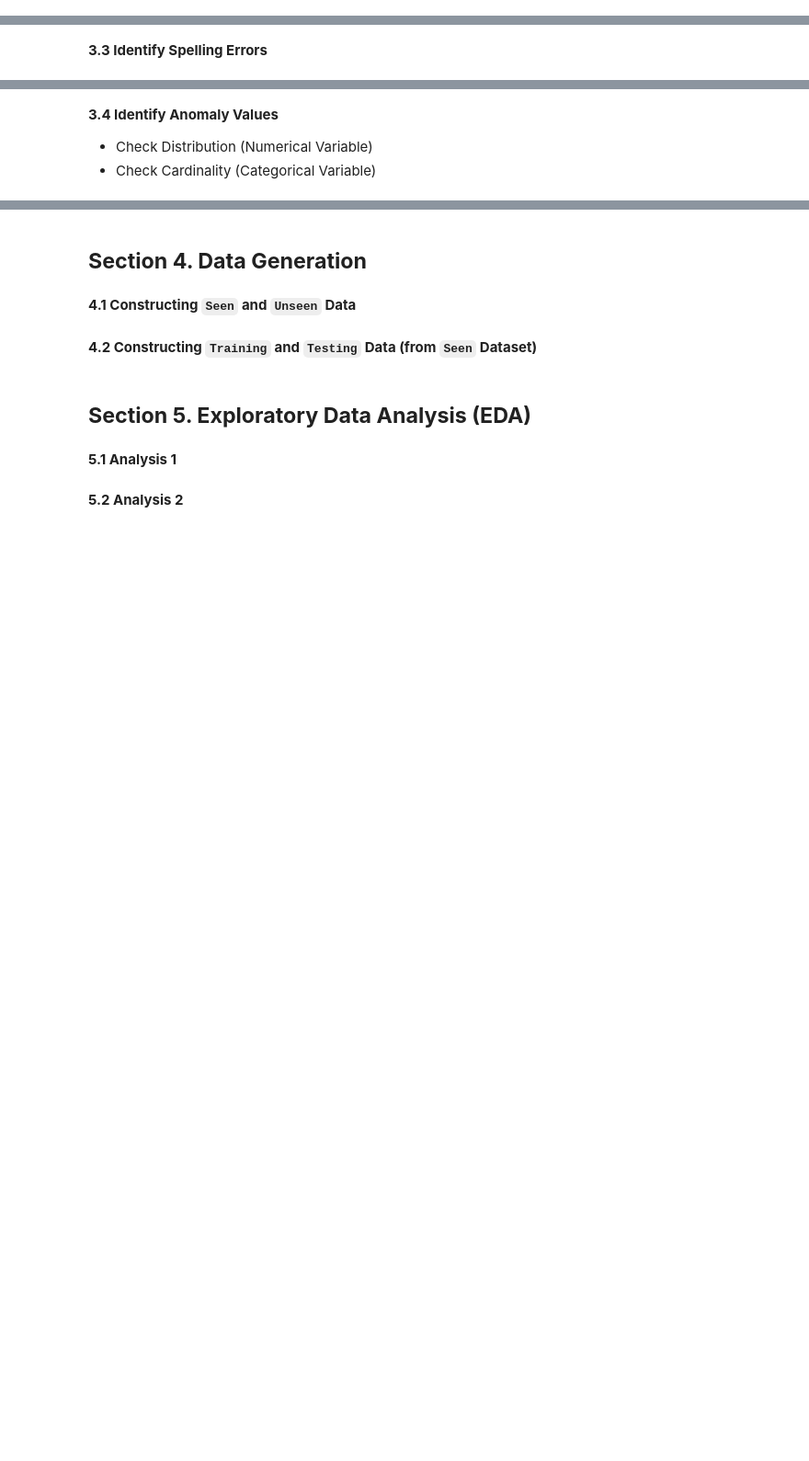
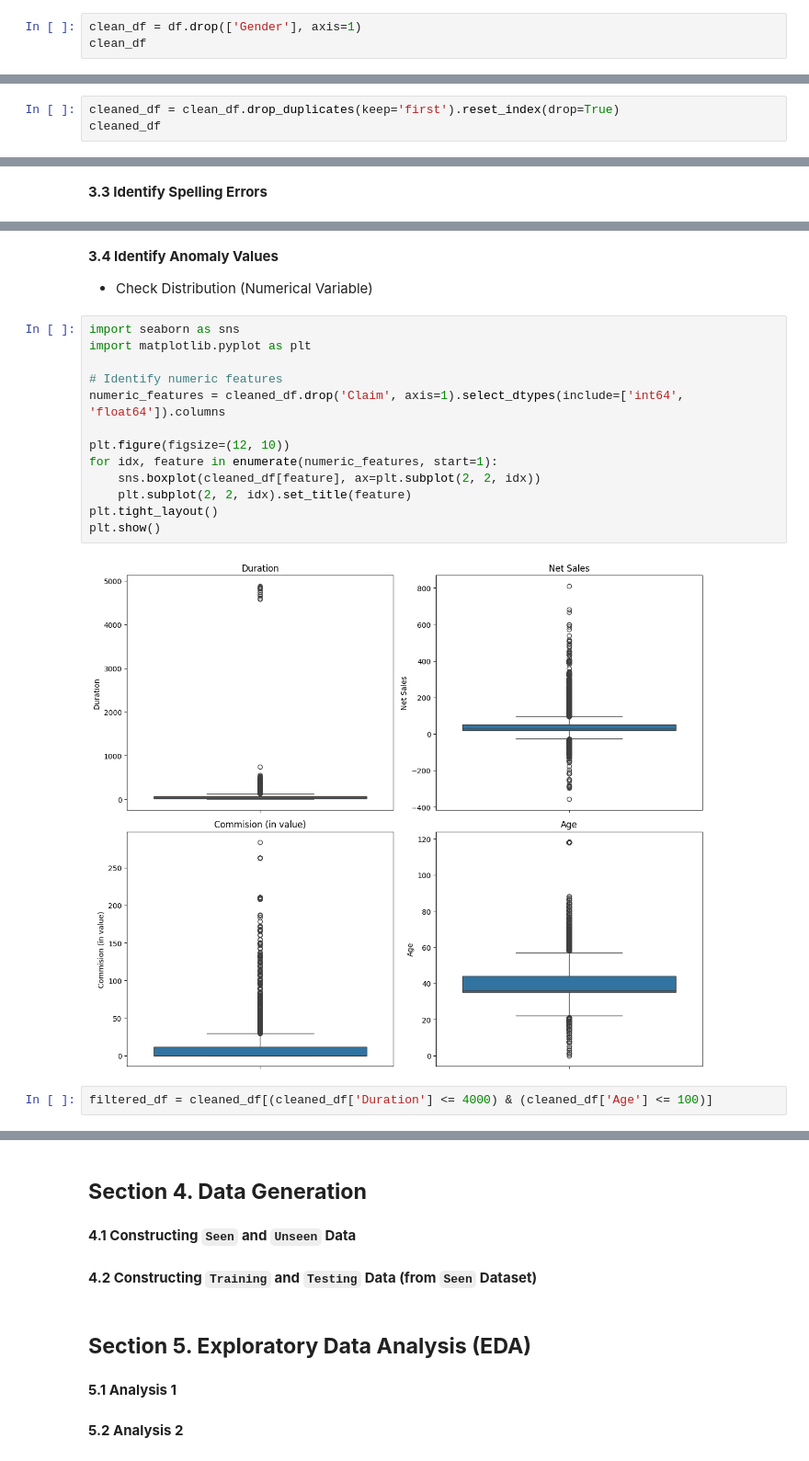
Before and after one commit to Faizism/travel_insurance, a Jupyter notebook: notebooks/1.0-bdp-inital-notebook.ipynb, the cells around one changed output, grey strips where cells are left out. Shown at 92% size. Cells and saved outputs as stored; diff of their text form; blank space fills up the shorter version.

```diff
--- a/notebooks/1.0-bdp-inital-notebook.ipynb
+++ b/notebooks/1.0-bdp-inital-notebook.ipynb
@@ -36,0 +145,3 @@
+# %%
+clean_df = df.drop(['Gender'], axis=1)
+clean_df
@@ -38,0 +169,3 @@
+# %%
+cleaned_df = clean_df.drop_duplicates(keep='first').reset_index(drop=True)
+cleaned_df
@@ -41,4 +226,20 @@
 # %% [markdown]
 **3.4 Identify Anomaly Values**
 - Check Distribution (Numerical Variable)
-- Check Cardinality (Categorical Variable)
+# %%
+import seaborn as sns
+import matplotlib.pyplot as plt
+
+# Identify numeric features
+numeric_features = cleaned_df.drop('Claim', axis=1).select_dtypes(include=['int64', 'float64']).columns
+
+plt.figure(figsize=(12, 10))
+for idx, feature in enumerate(numeric_features, start=1):
+    sns.boxplot(cleaned_df[feature], ax=plt.subplot(2, 2, idx))
+    plt.subplot(2, 2, idx).set_title(feature)
+plt.tight_layout()
+plt.show()
+# %% [output]
+[figure, added]
+# %%
+filtered_df = cleaned_df[(cleaned_df['Duration'] <= 4000) & (cleaned_df['Age'] <= 100)]
```
Also changed, not shown: parts of 20 cells of this notebook, 2 other files.
